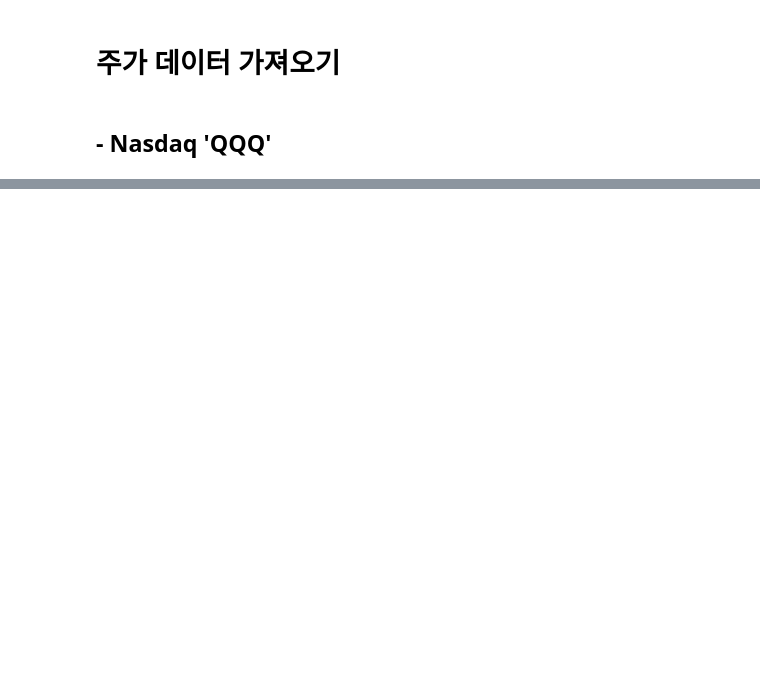
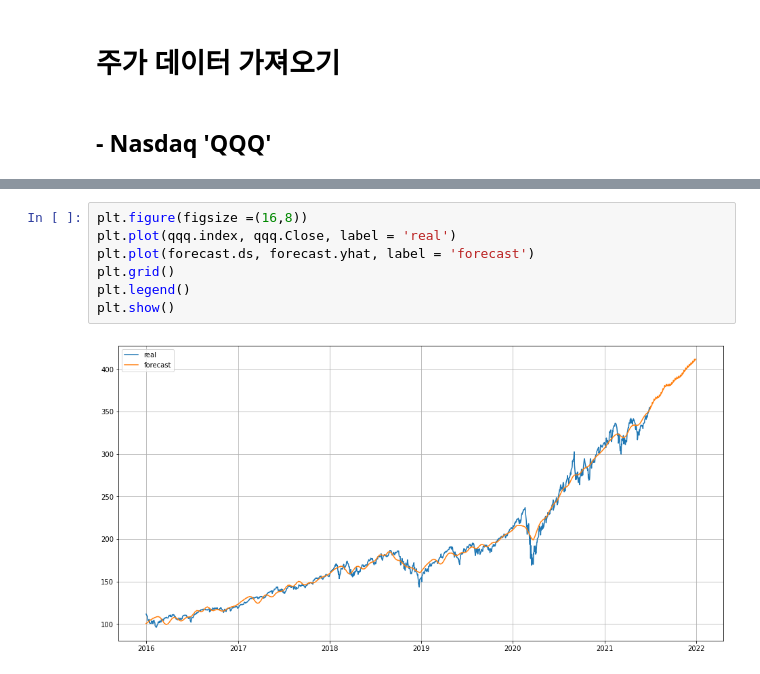
Before and after one commit to seohyunjin/HK_DeepLearning-2021, a Jupyter notebook: 03_OpenAI/01_주가예측.ipynb, the cells around one changed output, grey strips where cells are left out. Saved outputs shown, nothing was run; the diff lists cells and outputs as text; blank space fills up the shorter version.

```diff
--- a/03_OpenAI/01_주가예측.ipynb
+++ b/03_OpenAI/01_주가예측.ipynb
@@ -28,0 +147,9 @@ TypeError: DataReader() got an unexpected keyword argument 'data_soursce'
+# %%
+plt.figure(figsize =(16,8))
+plt.plot(qqq.index, qqq.Close, label = 'real')
+plt.plot(forecast.ds, forecast.yhat, label = 'forecast')
+plt.grid()
+plt.legend()
+plt.show()
+# %% [output]
+[figure, added]
```
Also changed, not shown: parts of 16 cells of this notebook, 1 other file.
